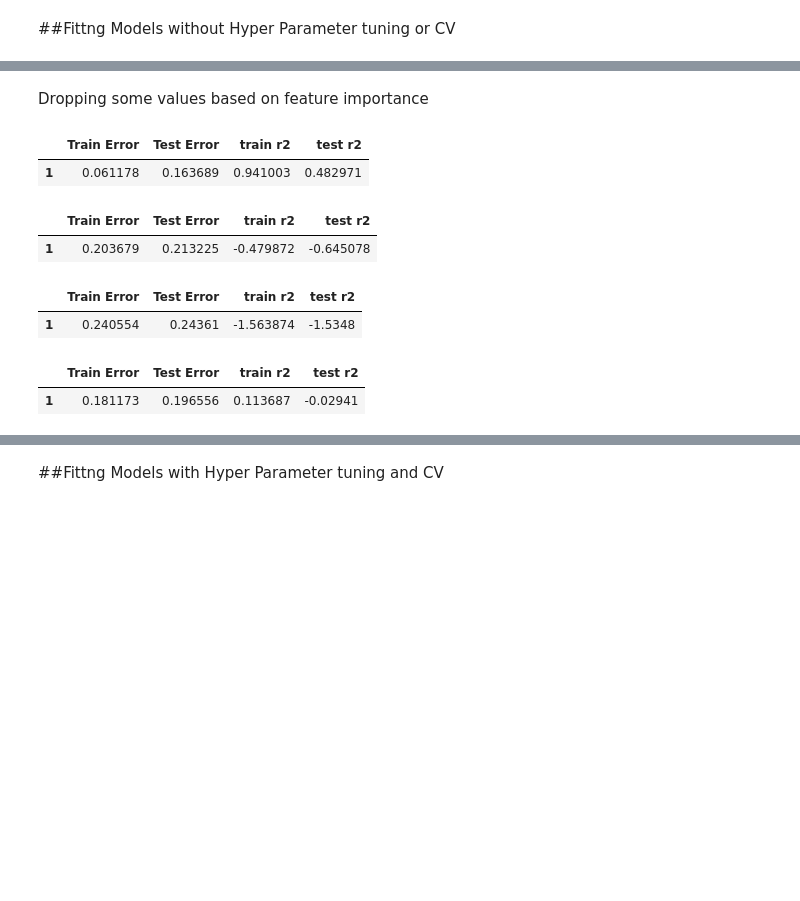
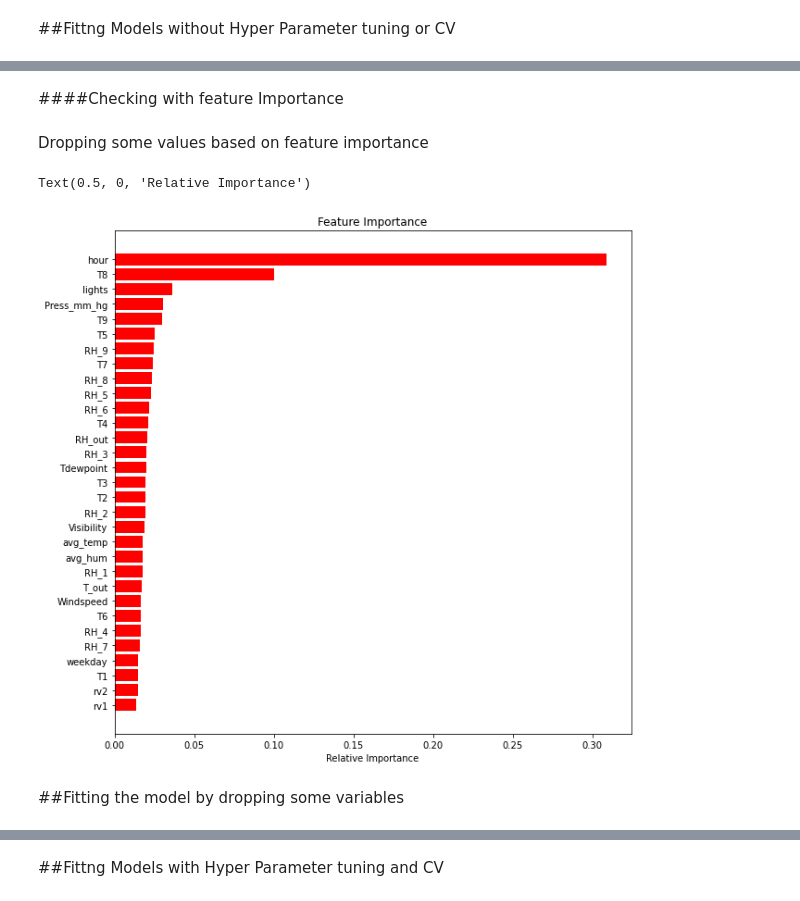
Before and after one commit to Shubhankitsirvaiya/Appliance-Energy-Prediction, a Jupyter notebook: Capstone_Project_Regression.ipynb, the cells around one changed output, grey strips where cells are left out. Saved outputs shown, nothing was run; the diff lists cells and outputs as text; code cells hidden in the pictures; blank space fills up the shorter version.

```diff
--- a/Capstone_Project_Regression.ipynb
+++ b/Capstone_Project_Regression.ipynb
@@ -163,17 +155,17 @@ df.describe()
 # %%
-X=df[['Appliances']]
-Q1 = X.quantile(0.25)
-Q3 = X.quantile(0.75)
+T=df[['Appliances']]
+Q1 = T.quantile(0.25)
+Q3 = T.quantile(0.75)
 IQR = Q3 - Q1
 print("Outlier threshold of Appliances ",IQR)
 
-dfOutlier=X.describe()
+dfOutlier=T.describe()
 outlierSet=set()
 for column in dfOutlier.columns:
     Q1 = dfOutlier[column]['25%']
     Q3 = dfOutlier[column]['75%']
     IQR = Q3 - Q1
-    outlierDf= ( ((X[column] < (Q1 - 1.5 * IQR)) |(X[column] > (Q3 + 1.5 * IQR))) )
+    outlierDf= ( ((T[column] < (Q1 - 1.5 * IQR)) |(T[column] > (Q3 + 1.5 * IQR))) )
     outlierSet.update(set(outlierDf[outlierDf==True].index))
 
 
@@ -399,6 +396,3 @@ App_corr=pd.DataFrame(App_corr,columns=['feature','correlation']).sort_values(['
 This way we can get the features which are most correlated with our target variable
 # %% [markdown]
 #Preparing the Data
-# %%
-'''for i in ['RH_2','RH_5','T2','T6']:
-  df[i]=np.log10(df[i])'''
@@ -413,6 +404,8 @@ y=df['Appliances']
 # %% [markdown]
 ##Fittng Models without Hyper Parameter tuning or CV
 # %%
+result=[]
+
 def simple_model(Model):
 
 #spliting the Data into training and test
@@ -424,6 +417,9 @@ def simple_model(Model):
   scaler=StandardScaler()
   X_train=scaler.fit_transform(X_train)
   X_test=scaler.transform(X_test)
+
+#we have a skewness in our target variable, and we transform our data to remove it
+
   y_train_trans=np.log10(y_train)
 
 #Fitting the model
@@ -437,21 +433,10 @@ def simple_model(Model):
   y_pred=model.predict(X_test)
   train_err=np.sqrt(mean_squared_error(10**y_train_pred,y_train))
   test_err=np.sqrt(mean_squared_error(10**y_pred,y_test))
-
   train_r2=r2_score(10**y_train_pred,y_train)
   test_r2=r2_score(10**y_pred,y_test)
 
-  df_res=pd.DataFrame({'Train Error':train_err,'Test Error':test_err,'train r2':train_r2,'test r2':test_r2},index=[1])
+  #df_res=pd.DataFrame({'Train Error':train_err,'Test Error':test_err,'train r2':train_r2,'test r2':test_r2},index=[1])
 
-
-  '''features = X.columns
-  importances = model.feature_importances_
-  indices = np.argsort(importances)
-
-  plt.figure(figsize=(10,10))
-  plt.title('Feature Importance')
-  plt.barh(range(len(indices)), importances[indices], color='red', align='center')
-  plt.yticks(range(len(indices)), [features[i] for i in indices])
-  plt.xlabel('Relative Importance')'''
-
-  return df_res
+  result.append([train_err,test_err,train_r2,test_r2])
+  return model
@@ -489,3 +472,20 @@ simple_model(XGBRegressor)
+# %% [markdown]
+####Checking with feature Importance
 # %% [markdown]
 Dropping some values based on feature importance
+# %%
+  features = X.columns
+  importances = simple_model(RandomForestRegressor).feature_importances_
+  indices = np.argsort(importances)
+
+  plt.figure(figsize=(10,10))
+  plt.title('Feature Importance')
+  plt.barh(range(len(indices)), importances[indices], color='red', align='center')
+  plt.yticks(range(len(indices)), [features[i] for i in indices])
+  plt.xlabel('Relative Importance')
+# %% [output]
+Text(0.5, 0, 'Relative Importance')
+[figure, added]
+# %% [markdown]
+##Fitting the model by dropping some variables
 # %%
@@ -494,20 +494,0 @@ X=df.drop(['Appliances','weekday','rv1','rv2','T1','Visibility','T2','T_out','T6
-# %%
-simple_model(RandomForestRegressor)
-# %% [output]
-|  | Train Error | Test Error | train r2 | test r2 |
-| 1 | 0.061178 | 0.163689 | 0.941003 | 0.482971 |
-# %%
-simple_model(GradientBoostingRegressor)
-# %% [output]
-|  | Train Error | Test Error | train r2 | test r2 |
-| 1 | 0.203679 | 0.213225 | -0.479872 | -0.645078 |
-# %%
-simple_model(Ridge)
-# %% [output]
-|  | Train Error | Test Error | train r2 | test r2 |
-| 1 | 0.240554 | 0.24361 | -1.563874 | -1.5348 |
-# %%
-simple_model(SVR)
-# %% [output]
-|  | Train Error | Test Error | train r2 | test r2 |
-| 1 | 0.181173 | 0.196556 | 0.113687 | -0.02941 |
```
Also changed, not shown: parts of 28 cells of this notebook.
